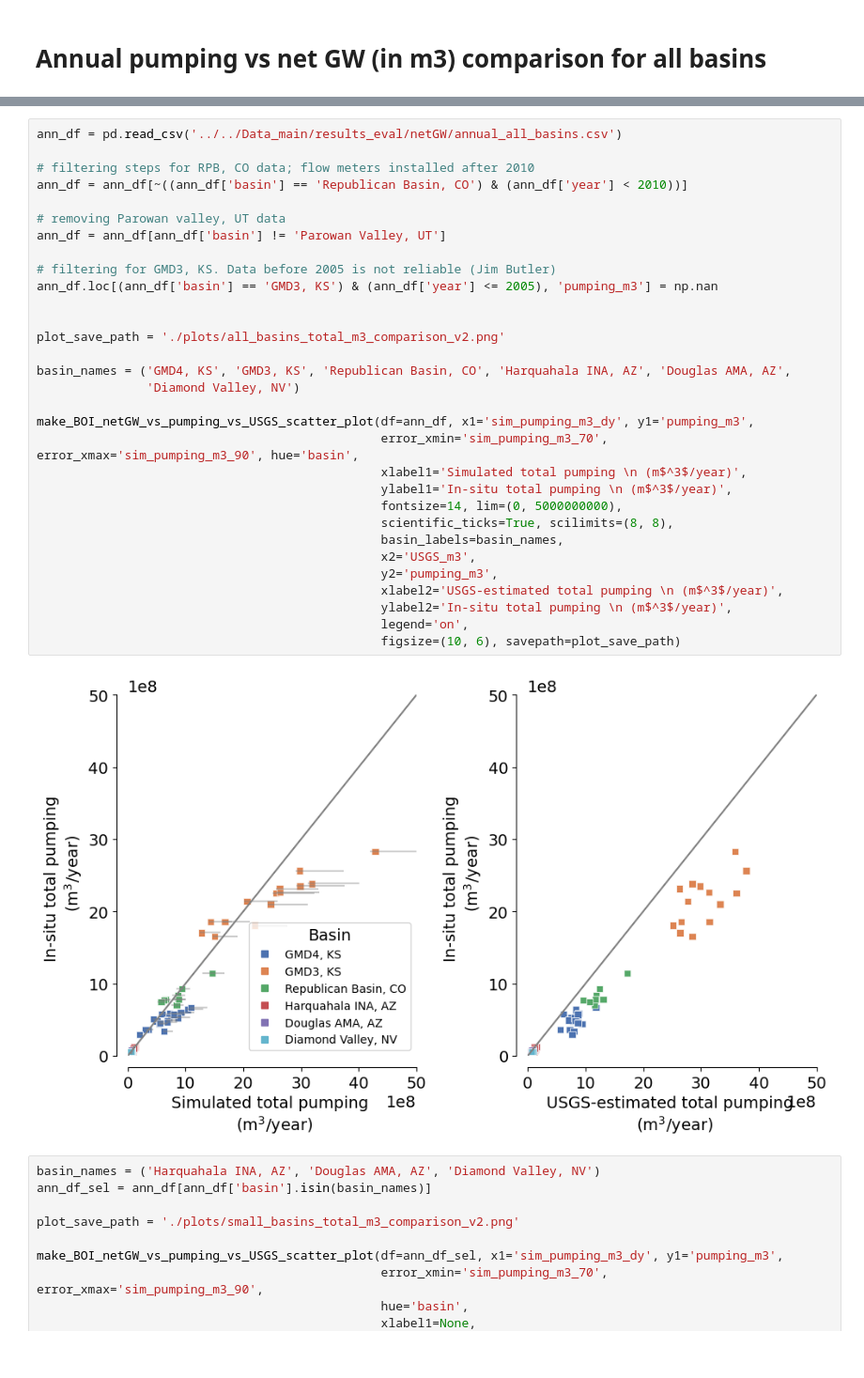
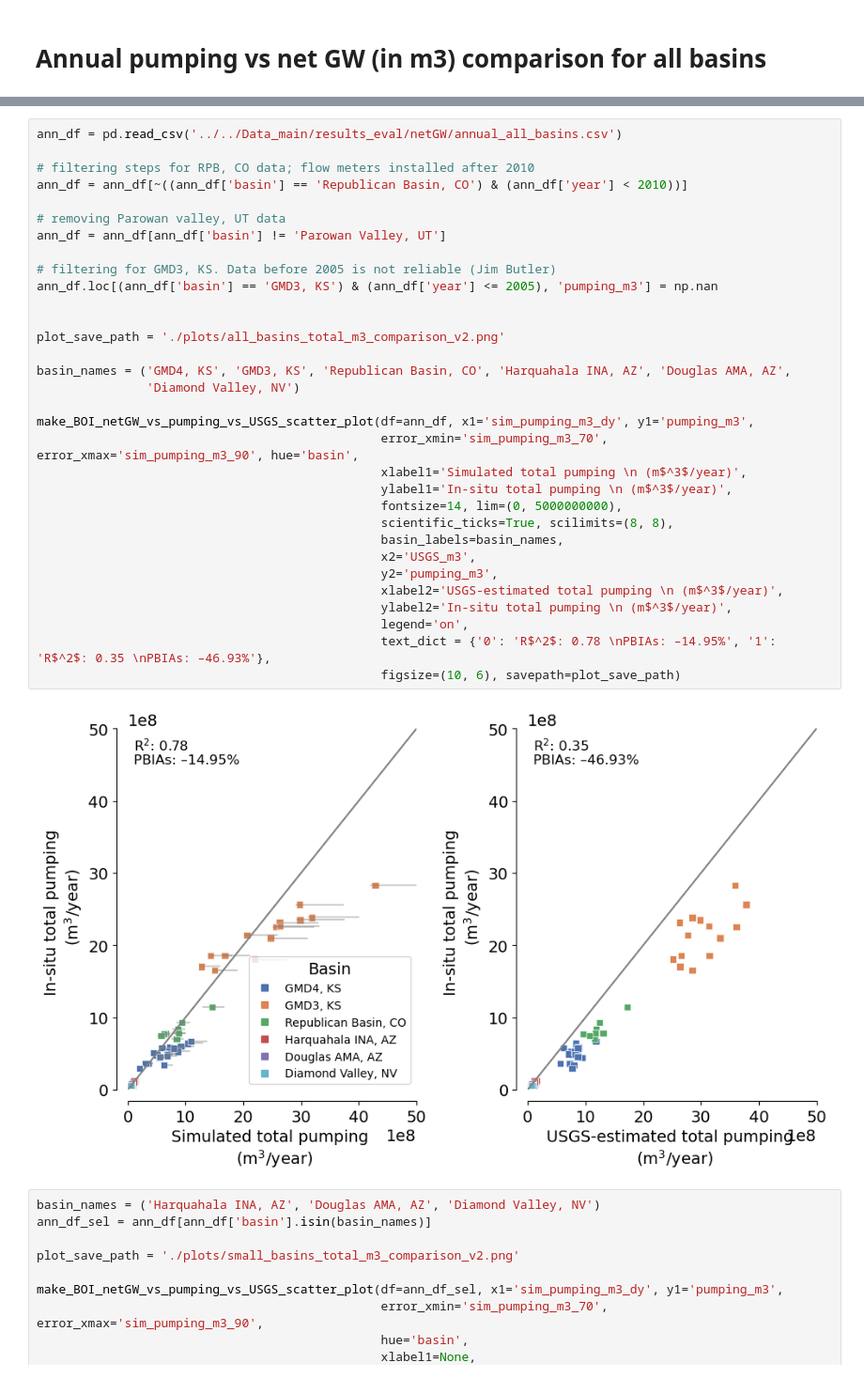
Before and after one commit to mdfahimhasan/WestUS_Peff, a Jupyter notebook: Codes/results_analysis/netGW_vs_pumping.ipynb, the cells around one changed output, grey strips where cells are left out. Shown at 94% size. Cells and saved outputs as stored; diff of their text form.

```diff
--- a/Codes/results_analysis/netGW_vs_pumping.ipynb
+++ b/Codes/results_analysis/netGW_vs_pumping.ipynb
@@ -58,34 +99,35 @@ ann_df = pd.read_csv('../../Data_main/results_eval/netGW/annual_all_basins.csv')
 
 # filtering steps for RPB, CO data; flow meters installed after 2010
 ann_df = ann_df[~((ann_df['basin'] == 'Republican Basin, CO') & (ann_df['year'] < 2010))]
 
 # removing Parowan valley, UT data
 ann_df = ann_df[ann_df['basin'] != 'Parowan Valley, UT']
 
 # filtering for GMD3, KS. Data before 2005 is not reliable (Jim Butler)
 ann_df.loc[(ann_df['basin'] == 'GMD3, KS') & (ann_df['year'] <= 2005), 'pumping_m3'] = np.nan
 
 
 plot_save_path = './plots/all_basins_total_m3_comparison_v2.png'
 
 basin_names = ('GMD4, KS', 'GMD3, KS', 'Republican Basin, CO', 'Harquahala INA, AZ', 'Douglas AMA, AZ',
                'Diamond Valley, NV')
 
 make_BOI_netGW_vs_pumping_vs_USGS_scatter_plot(df=ann_df, x1='sim_pumping_m3_dy', y1='pumping_m3',
                                                error_xmin='sim_pumping_m3_70', error_xmax='sim_pumping_m3_90', hue='basin',
                                                xlabel1='Simulated total pumping \n (m$^3$/year)',
                                                ylabel1='In-situ total pumping \n (m$^3$/year)',
                                                fontsize=14, lim=(0, 5000000000),
                                                scientific_ticks=True, scilimits=(8, 8),
                                                basin_labels=basin_names,
                                                x2='USGS_m3',
                                                y2='pumping_m3',
                                                xlabel2='USGS-estimated total pumping \n (m$^3$/year)',
                                                ylabel2='In-situ total pumping \n (m$^3$/year)',
                                                legend='on',
+                                               text_dict = {'0': 'R$^2$: 0.78 \nPBIAs: –14.95%', '1': 'R$^2$: 0.35 \nPBIAs: –46.93%'},
                                                figsize=(10, 6), savepath=plot_save_path)
 # %% [output]
-[figure, old version]
+[figure, new version]
 # %%
 basin_names = ('Harquahala INA, AZ', 'Douglas AMA, AZ', 'Diamond Valley, NV')
 ann_df_sel = ann_df[ann_df['basin'].isin(basin_names)]
```
Also changed, not shown: parts of 4 cells of this notebook, 3 other files.
